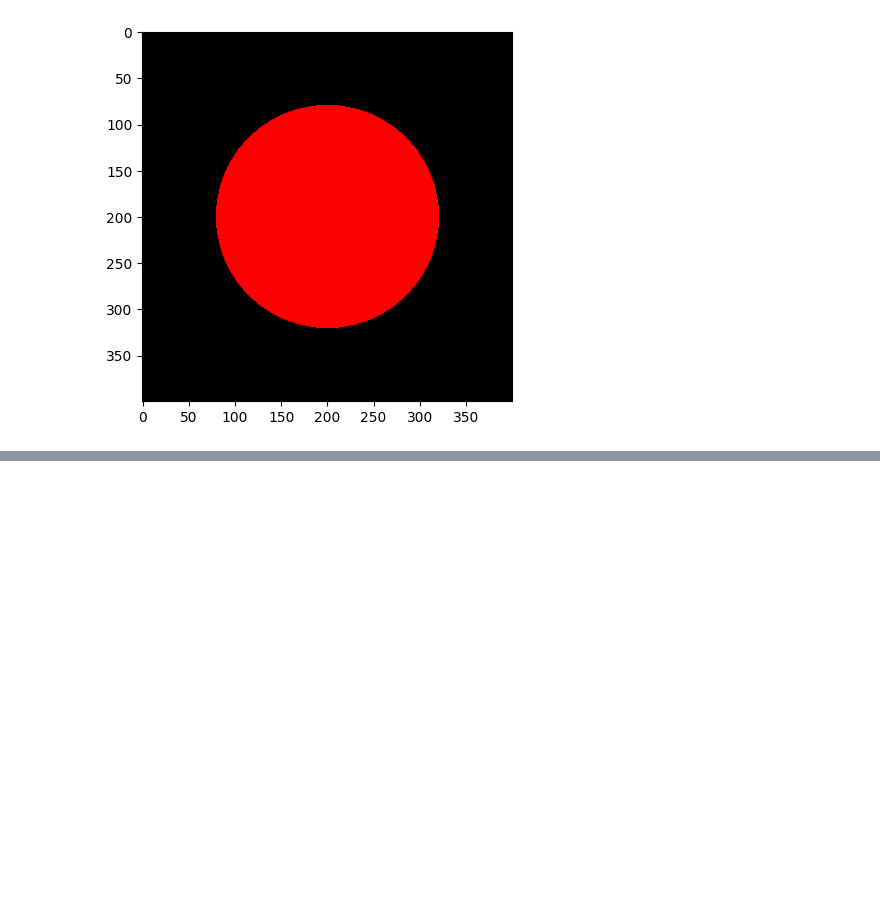
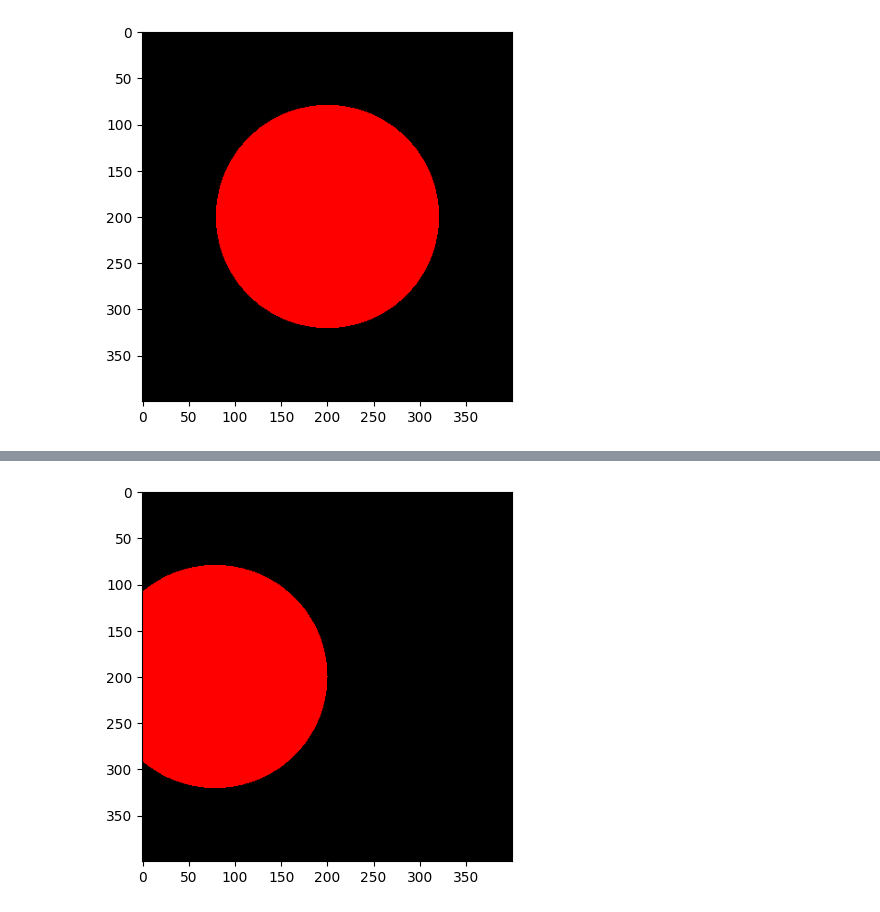
Before and after one commit to zcemycl/mlreading-hub, a Jupyter notebook: notes/cv/nerf/part2-camera-rendering.ipynb, the cells around one changed output, grey strips where cells are left out. Saved outputs shown, nothing was run; the diff lists cells and outputs as text; code cells hidden in the pictures; blank space fills up the shorter version.

```diff
--- a/notes/cv/nerf/part2-camera-rendering.ipynb
+++ b/notes/cv/nerf/part2-camera-rendering.ipynb
@@ -261,0 +268,6 @@ plt.show()
+# %%
+img1 = c1.reshape(H, W, 3)
+plt.imshow(img1)
+plt.show()
+# %% [output]
+[figure, added]
```
Also changed, not shown: parts of 5 cells of this notebook, 1 other file.
